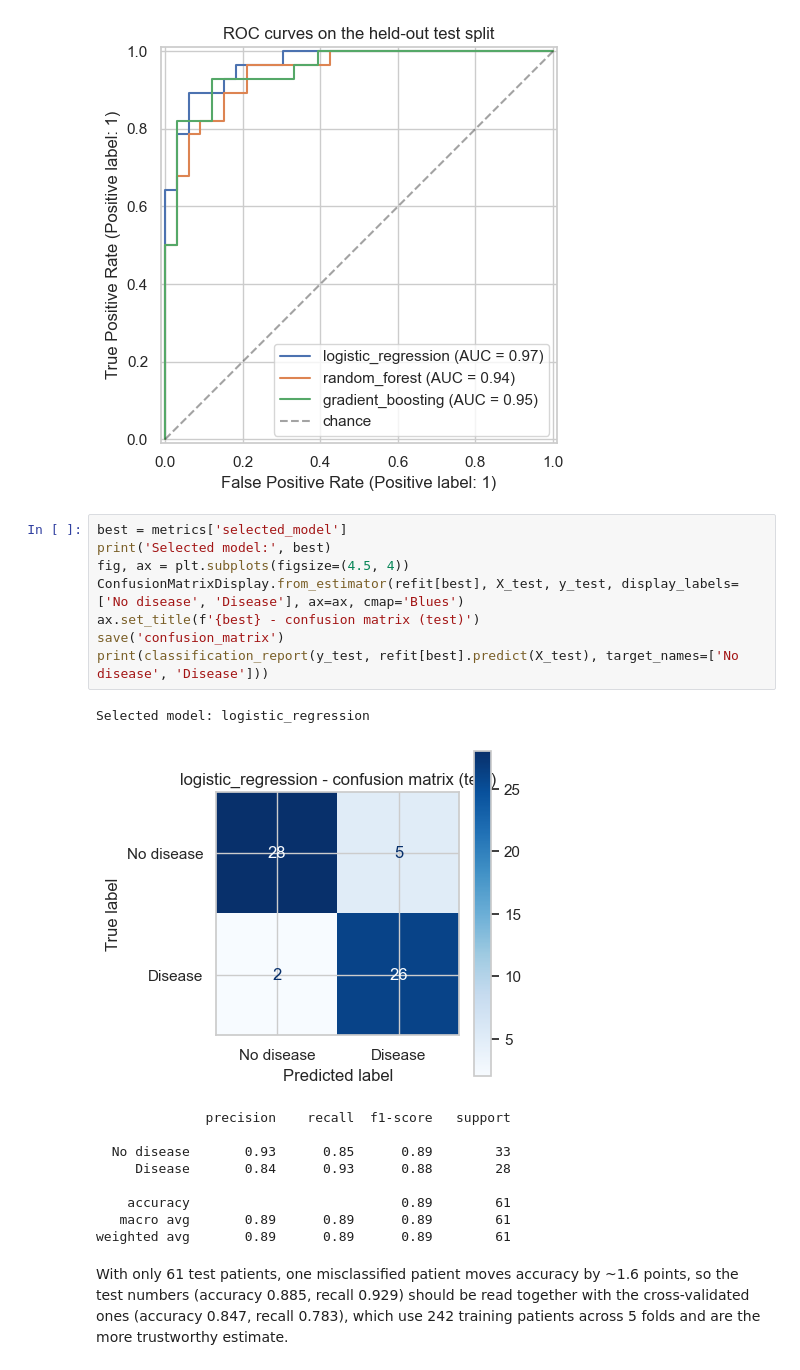
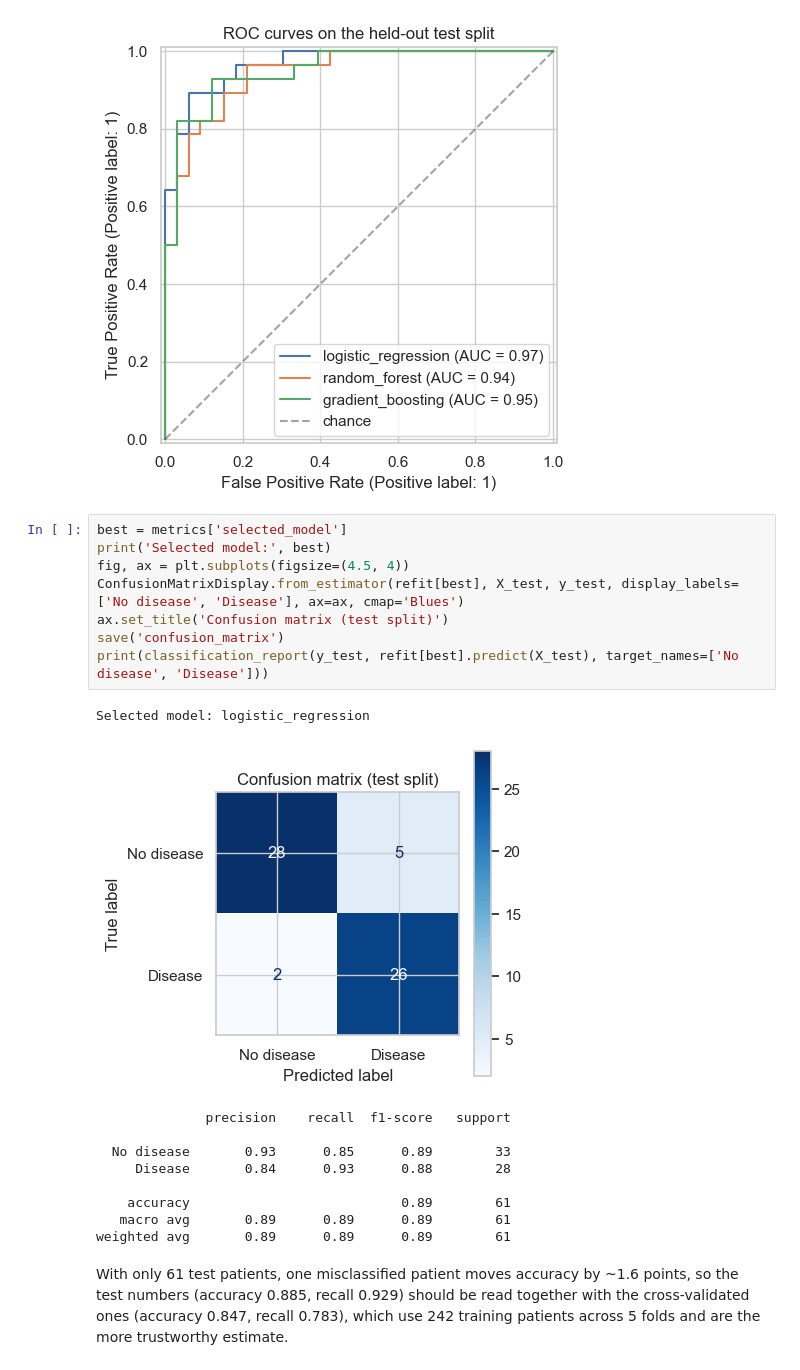
Before and after one commit to pnand5/heart-disease-mlops, a Jupyter notebook: notebooks/02_training.ipynb, the cells around one changed output. Drawn from its saved outputs; the diff is of its cells as text.

```diff
--- a/notebooks/02_training.ipynb
+++ b/notebooks/02_training.ipynb
@@ -112,14 +112,14 @@ save('roc_comparison')
 # %%
 best = metrics['selected_model']
 print('Selected model:', best)
 fig, ax = plt.subplots(figsize=(4.5, 4))
 ConfusionMatrixDisplay.from_estimator(refit[best], X_test, y_test, display_labels=['No disease', 'Disease'], ax=ax, cmap='Blues')
-ax.set_title(f'{best} - confusion matrix (test)')
+ax.set_title('Confusion matrix (test split)')
 save('confusion_matrix')
 print(classification_report(y_test, refit[best].predict(X_test), target_names=['No disease', 'Disease']))
 # %% [output]
 Selected model: logistic_regression
-[figure, old version]
+[figure, new version]
               precision    recall  f1-score   support
 
   No disease       0.93      0.85      0.89        33
```
Also changed, not shown: 14 other files.
